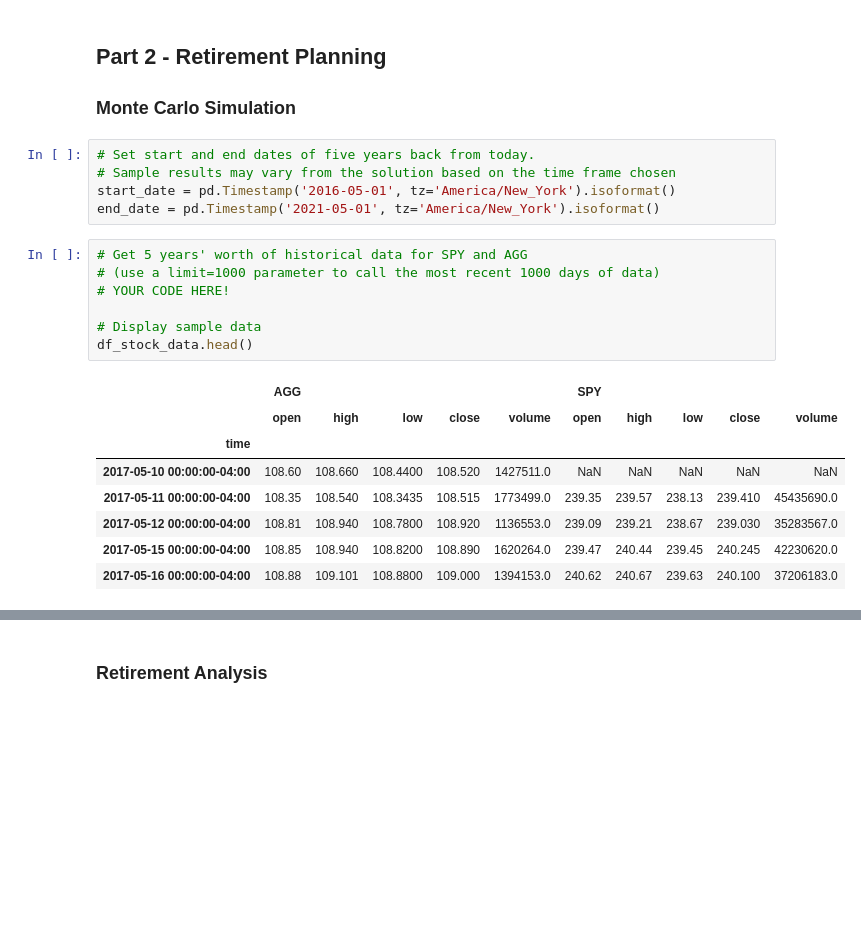
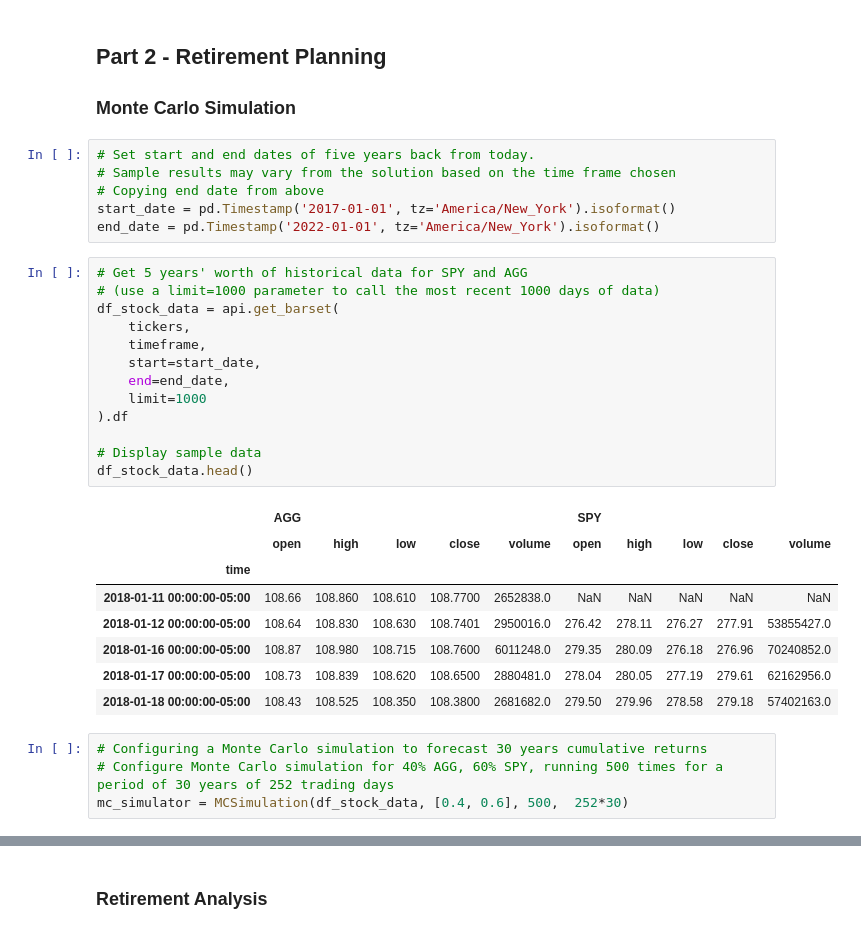
Before and after one commit to CascadingDoomPony/Personal_Finance_Planner, a Jupyter notebook: financial-planner.ipynb, the cells around one changed output, grey strips where cells are left out. Drawn from its saved outputs; the diff is of its cells as text; blank space fills up the shorter version.

```diff
--- a/financial-planner.ipynb
+++ b/financial-planner.ipynb
@@ -166,21 +186,32 @@ Congratulations! You have enough money in your emergency fund.
 # %%
 # Set start and end dates of five years back from today.
 # Sample results may vary from the solution based on the time frame chosen
-start_date = pd.Timestamp('2016-05-01', tz='America/New_York').isoformat()
-end_date = pd.Timestamp('2021-05-01', tz='America/New_York').isoformat()
+# Copying end date from above
+start_date = pd.Timestamp('2017-01-01', tz='America/New_York').isoformat()
+end_date = pd.Timestamp('2022-01-01', tz='America/New_York').isoformat()
 # %%
 # Get 5 years' worth of historical data for SPY and AGG
 # (use a limit=1000 parameter to call the most recent 1000 days of data)
-# YOUR CODE HERE!
+df_stock_data = api.get_barset(
+    tickers,
+    timeframe,
+    start=start_date,
+    end=end_date,
+    limit=1000
+).df
 
 # Display sample data
 df_stock_data.head()
 # %% [output]
 |  | AGG |  |  |  |  | SPY |  |  |  |  |
 |  | open | high | low | close | volume | open | high | low | close | volume |
 | time |  |  |  |  |  |  |  |  |  |  |
-| 2017-05-10 00:00:00-04:00 | 108.60 | 108.660 | 108.4400 | 108.520 | 1427511.0 | NaN | NaN | NaN | NaN | NaN |
-| 2017-05-11 00:00:00-04:00 | 108.35 | 108.540 | 108.3435 | 108.515 | 1773499.0 | 239.35 | 239.57 | 238.13 | 239.410 | 45435690.0 |
-| 2017-05-12 00:00:00-04:00 | 108.81 | 108.940 | 108.7800 | 108.920 | 1136553.0 | 239.09 | 239.21 | 238.67 | 239.030 | 35283567.0 |
-| 2017-05-15 00:00:00-04:00 | 108.85 | 108.940 | 108.8200 | 108.890 | 1620264.0 | 239.47 | 240.44 | 239.45 | 240.245 | 42230620.0 |
-| 2017-05-16 00:00:00-04:00 | 108.88 | 109.101 | 108.8800 | 109.000 | 1394153.0 | 240.62 | 240.67 | 239.63 | 240.100 | 37206183.0 |
+| 2018-01-11 00:00:00-05:00 | 108.66 | 108.860 | 108.610 | 108.7700 | 2652838.0 | NaN | NaN | NaN | NaN | NaN |
+| 2018-01-12 00:00:00-05:00 | 108.64 | 108.830 | 108.630 | 108.7401 | 2950016.0 | 276.42 | 278.11 | 276.27 | 277.91 | 53855427.0 |
+| 2018-01-16 00:00:00-05:00 | 108.87 | 108.980 | 108.715 | 108.7600 | 6011248.0 | 279.35 | 280.09 | 276.18 | 276.96 | 70240852.0 |
+| 2018-01-17 00:00:00-05:00 | 108.73 | 108.839 | 108.620 | 108.6500 | 2880481.0 | 278.04 | 280.05 | 277.19 | 279.61 | 62162956.0 |
+| 2018-01-18 00:00:00-05:00 | 108.43 | 108.525 | 108.350 | 108.3800 | 2681682.0 | 279.50 | 279.96 | 278.58 | 279.18 | 57402163.0 |
+# %%
+# Configuring a Monte Carlo simulation to forecast 30 years cumulative returns
+# Configure Monte Carlo simulation for 40% AGG, 60% SPY, running 500 times for a period of 30 years of 252 trading days
+mc_simulator = MCSimulation(df_stock_data, [0.4, 0.6], 500,  252*30)
```
Also changed, not shown: parts of 14 cells of this notebook.
